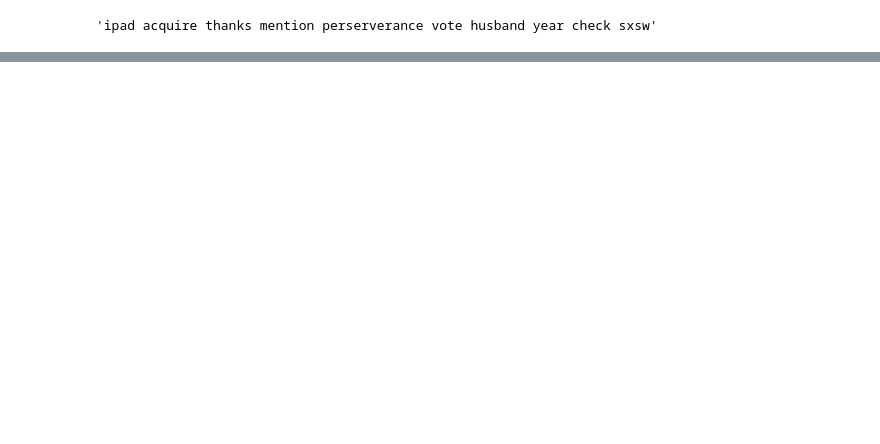
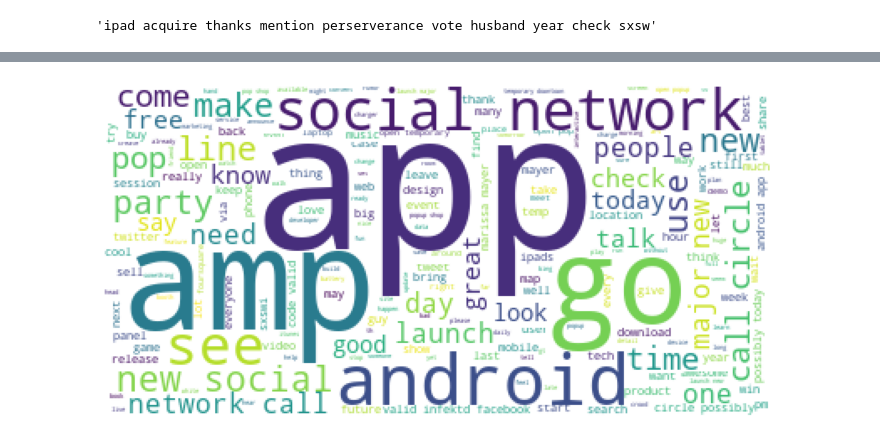
Before and after one commit to luluvalakdawala/NLP_for_tweet_sentiments, a Jupyter notebook: notebooks/exploratory/01_data_exploration.ipynb, the cells around one changed output, grey strips where cells are left out. Saved outputs shown, nothing was run; the diff lists cells and outputs as text; code cells hidden in the pictures; blank space fills up the shorter version.

```diff
--- a/notebooks/exploratory/01_data_exploration.ipynb
+++ b/notebooks/exploratory/01_data_exploration.ipynb
@@ -335,0 +352,9 @@ y_t.iloc[0]
+# %%
+words_cloud = WordCloud(background_color='white').generate(my_string)
+fig = plt.figure(1, figsize=(12, 12))
+plt.axis('off')
+
+plt.imshow(words_cloud)
+plt.show()
+# %% [output]
+[figure, added]
```
Also changed, not shown: parts of 19 cells of this notebook.
